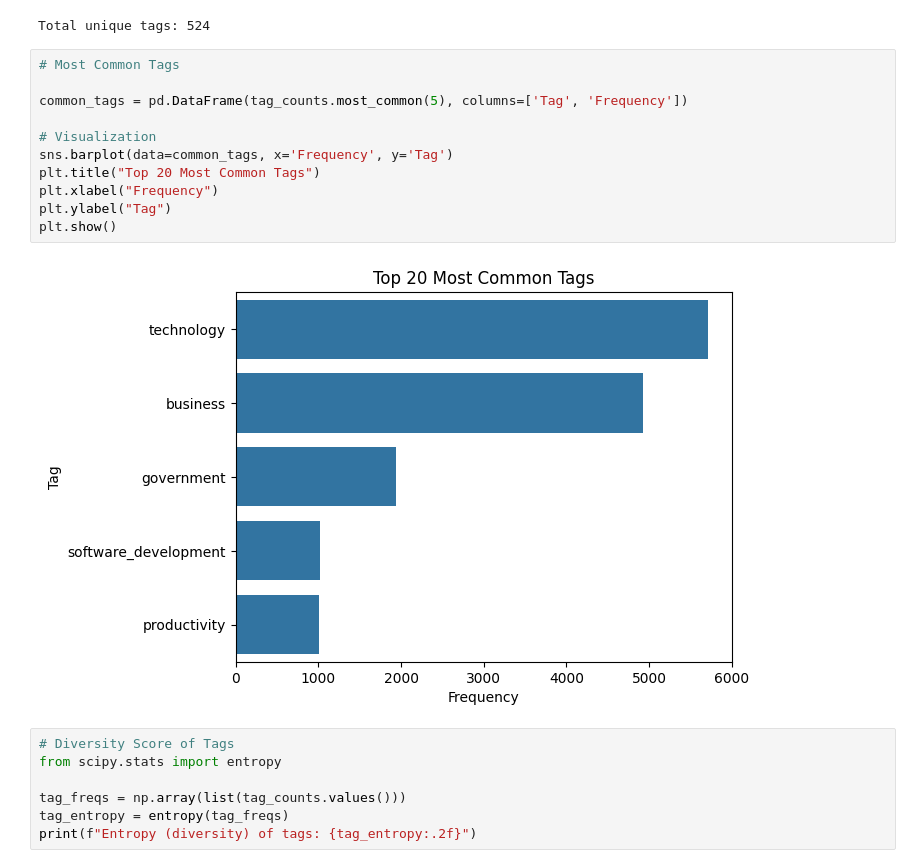
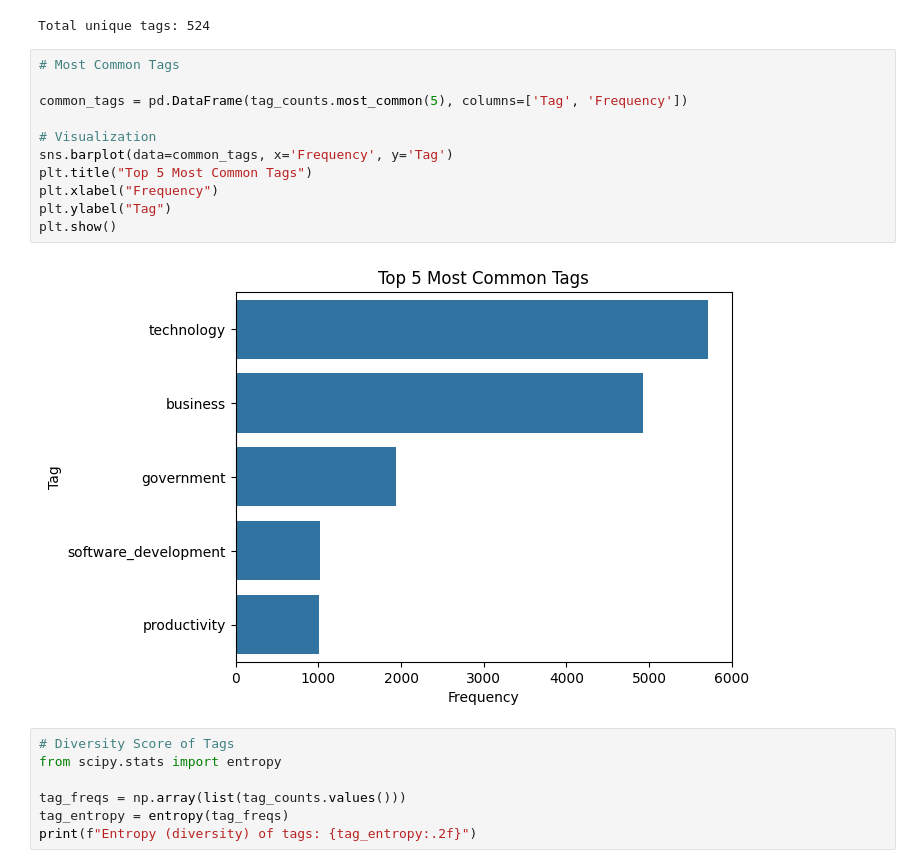
Before and after one commit to GSA/Customer-Data-Survey-Analysis, a Jupyter notebook: Notebooks/EDA for GSAi/EDA for GSAi v1.ipynb, the cells around one changed output. Cells and saved outputs as stored; diff of their text form.

Commit message:
New Graphs

```diff
--- a/Notebooks/EDA for GSAi/EDA for GSAi v1.ipynb
+++ b/Notebooks/EDA for GSAi/EDA for GSAi v1.ipynb
@@ -320,16 +320,16 @@ Total unique tags: 524
 # %%
 # Most Common Tags
 
 common_tags = pd.DataFrame(tag_counts.most_common(5), columns=['Tag', 'Frequency'])
 
 # Visualization
 sns.barplot(data=common_tags, x='Frequency', y='Tag')
-plt.title("Top 20 Most Common Tags")
+plt.title("Top 5 Most Common Tags")
 plt.xlabel("Frequency")
 plt.ylabel("Tag")
 plt.show()
 # %% [output]
-[figure, old version]
+[figure, new version]
 # %%
 # Diversity Score of Tags
 from scipy.stats import entropy
```
